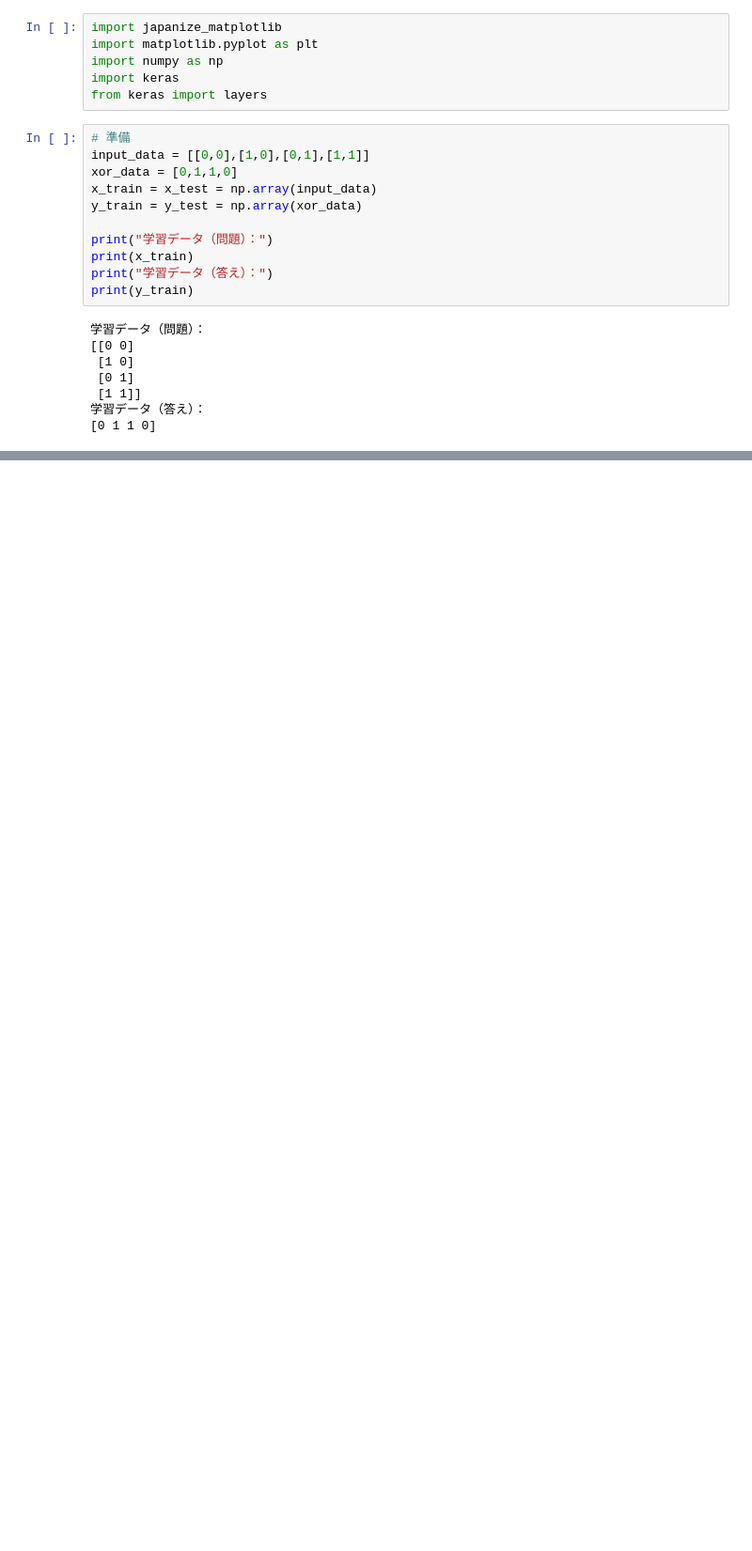
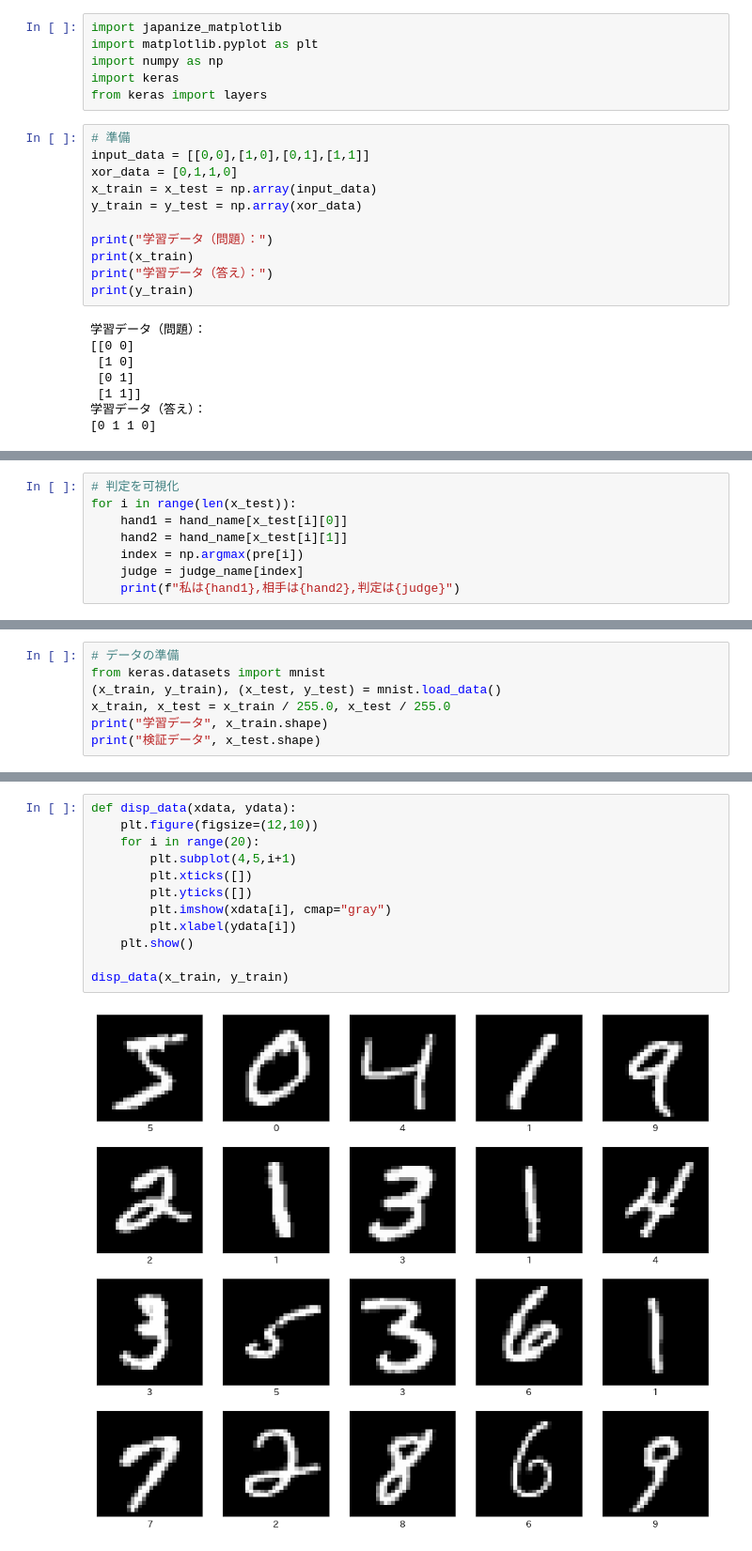
Before and after one commit to naorex/Python3rdGrade_Deep_Learning_Beginner, a Jupyter notebook: Chapter04_NNで学習.ipynb, the cells around one changed output, grey strips where cells are left out. Shown: that part at 94% size. Saved outputs shown, nothing was run; the diff lists cells and outputs as text; blank space fills up the shorter version.

```diff
--- a/Chapter04_NNで学習.ipynb
+++ b/Chapter04_NNで学習.ipynb
@@ -116,0 +254,8 @@ plt.show()
+# %%
+# 判定を可視化
+for i in range(len(x_test)):
+    hand1 = hand_name[x_test[i][0]]
+    hand2 = hand_name[x_test[i][1]]
+    index = np.argmax(pre[i])
+    judge = judge_name[index]
+    print(f"私は{hand1},相手は{hand2},判定は{judge}")
@@ -116,0 +280,7 @@ plt.show()
+# %%
+# データの準備
+from keras.datasets import mnist
+(x_train, y_train), (x_test, y_test) = mnist.load_data()
+x_train, x_test = x_train / 255.0, x_test / 255.0
+print("学習データ", x_train.shape)
+print("検証データ", x_test.shape)
@@ -116,0 +292,14 @@ plt.show()
+# %%
+def disp_data(xdata, ydata):
+    plt.figure(figsize=(12,10))
+    for i in range(20):
+        plt.subplot(4,5,i+1)
+        plt.xticks([])
+        plt.yticks([])
+        plt.imshow(xdata[i], cmap="gray")
+        plt.xlabel(ydata[i])
+    plt.show()
+
+disp_data(x_train, y_train)
+# %% [output]
+[figure, added]
```
Also changed, not shown: parts of 23 cells of this notebook.
